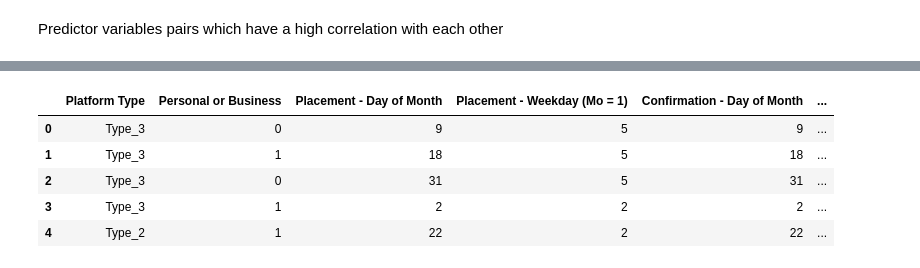
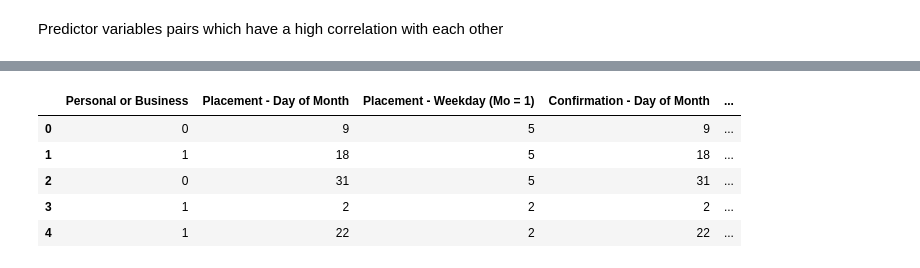
Before and after one commit to Valaska/Team_3_JHB, a Jupyter notebook: Regression_Model_Notebook.ipynb, the cells around one changed output, grey strips where cells are left out. Cells and saved outputs as stored; diff of their text form; code cells hidden in the pictures.

```diff
--- a/Regression_Model_Notebook.ipynb
+++ b/Regression_Model_Notebook.ipynb
@@ -475,16 +478,16 @@ test_data['Personal or Business'] = le.transform(test_data['Personal or Business
 #Change Platform type from intergers to categories
 train_data['Platform Type'] = train_data['Platform Type'].replace([1, 2, 3, 4], ['Type_1', 'Type_2', 'Type_3', 'Type_4'])
 test_data['Platform Type'] = test_data['Platform Type'].replace([1, 2, 3, 4], ['Type_1', 'Type_2', 'Type_3', 'Type_4'])
-# %%
-train_data.head()
-# %% [output]
-|  | Platform Type | Personal or Business | Placement - Day of Month | Placement - Weekday (Mo = 1) | Confirmation - Day of Month | ... |
-| 0 | Type_3 | 0 | 9 | 5 | 9 | ... |
-| 1 | Type_3 | 1 | 18 | 5 | 18 | ... |
-| 2 | Type_3 | 0 | 31 | 5 | 31 | ... |
-| 3 | Type_3 | 1 | 2 | 2 | 2 | ... |
-| 4 | Type_2 | 1 | 22 | 2 | 22 | ... |
 # %%
 #Create dummy variables
 traindata = pd.get_dummies(train_data, drop_first=True)
 testdata = pd.get_dummies(test_data, drop_first=True)
+# %%
+traindata.head()
+# %% [output]
+|  | Personal or Business | Placement - Day of Month | Placement - Weekday (Mo = 1) | Confirmation - Day of Month | ... |
+| 0 | 0 | 9 | 5 | 9 | ... |
+| 1 | 1 | 18 | 5 | 18 | ... |
+| 2 | 0 | 31 | 5 | 31 | ... |
+| 3 | 1 | 2 | 2 | 2 | ... |
+| 4 | 1 | 22 | 2 | 22 | ... |
```
Also changed, not shown: parts of 7 cells of this notebook.
